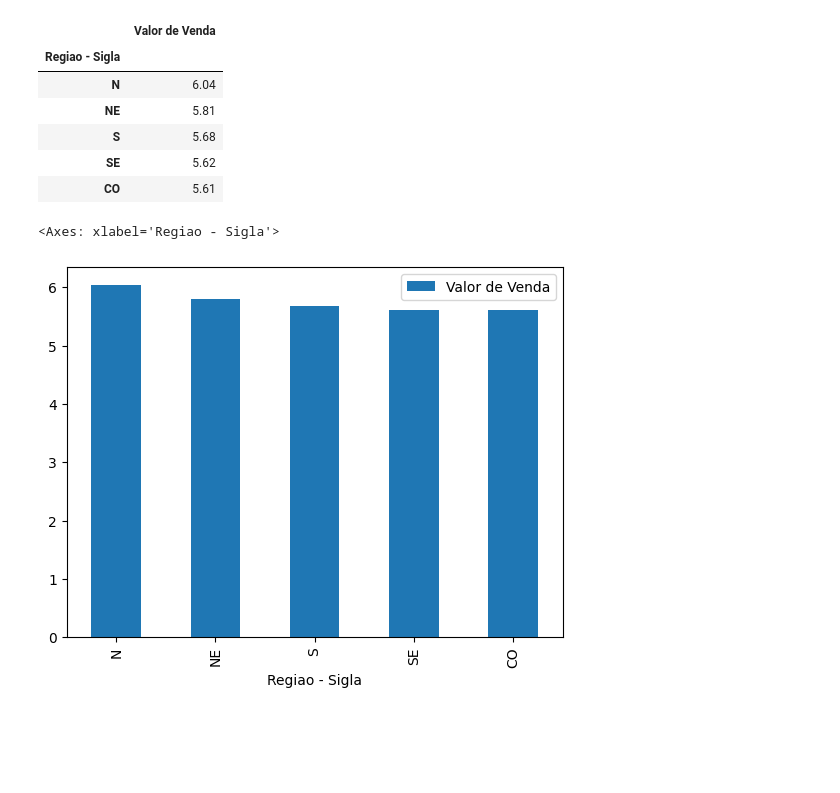
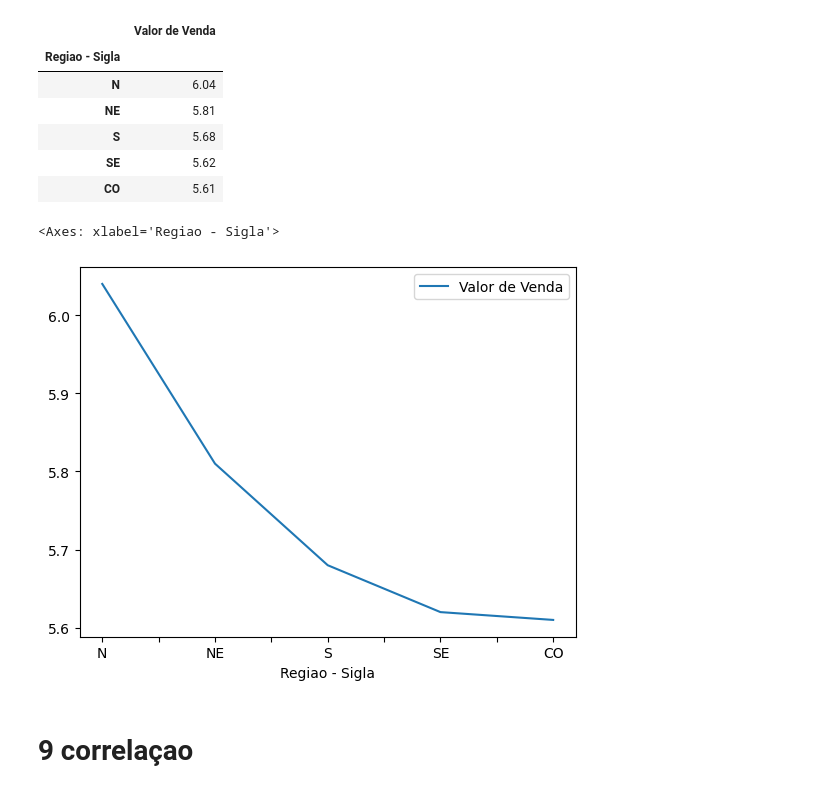
Before and after one commit to CassioRibeiro/PGM4, a Jupyter notebook: PGM4.ipynb, the cells around one changed output. Drawn from its saved outputs; the diff is of its cells as text; code cells hidden in the pictures; blank space fills up the shorter version.

```diff
--- a/PGM4.ipynb
+++ b/PGM4.ipynb
@@ -449,7 +407,9 @@ caroaditivada_regiao
 | SE | 5.62 |
 | CO | 5.61 |
 # %%
-caroaditivada_regiao.plot.bar()
+caroaditivada_regiao.plot.line()
 # %% [output]
 <Axes: xlabel='Regiao - Sigla'>
-[figure, old version]
+[figure, new version]
+# %% [markdown]
+# 9 correlaçao
```
Also changed, not shown: parts of 26 cells of this notebook.
